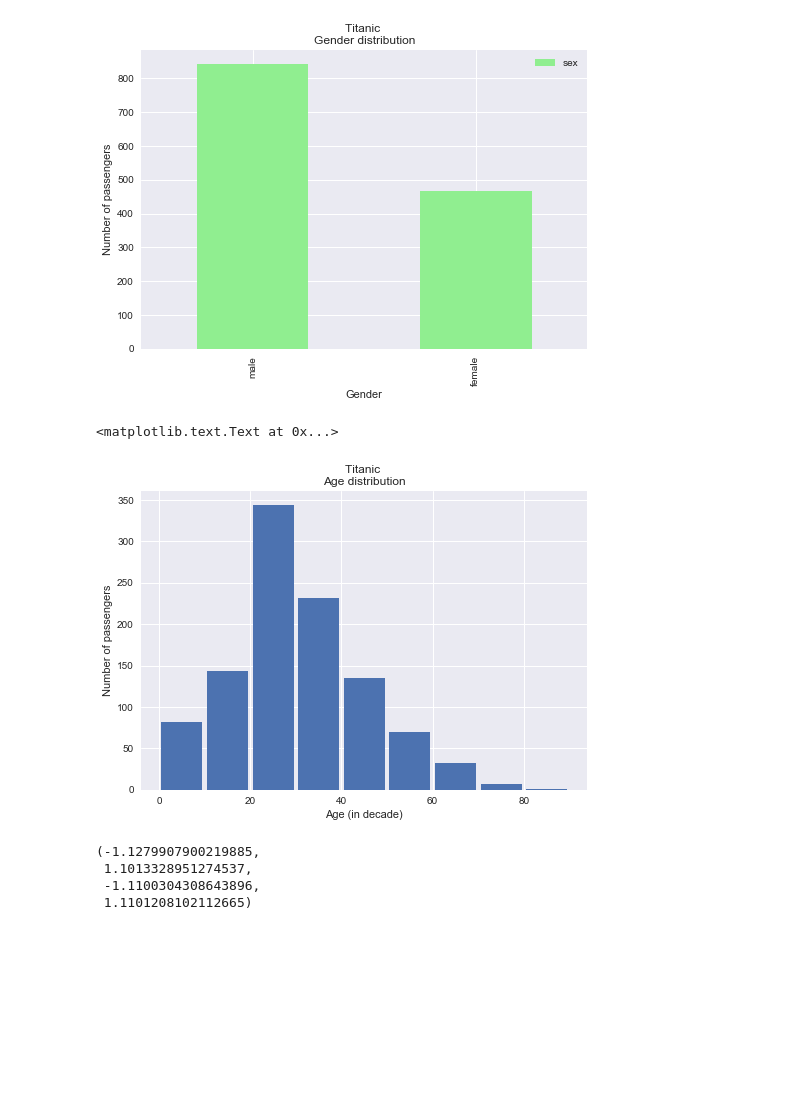
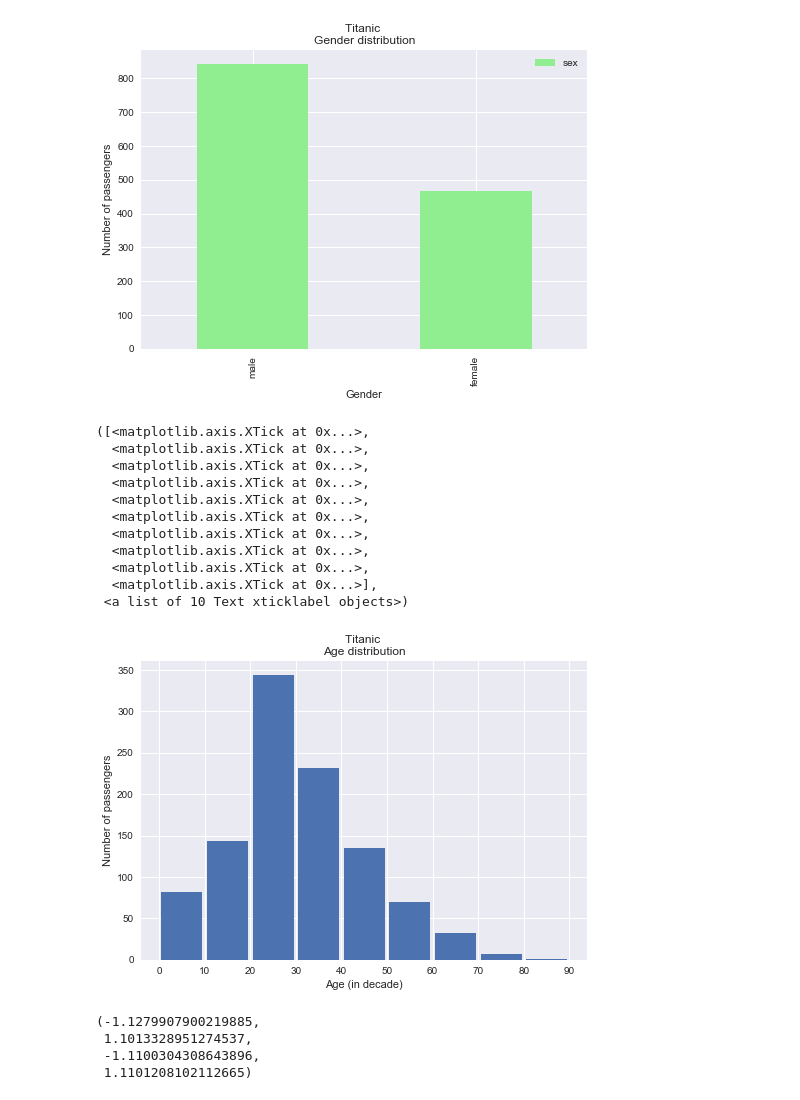
Before and after one commit to adamkozak/ADA2017-project, a Jupyter notebook: Homework/01 - Pandas and Data Wrangling/Homework 1.ipynb, the cells around one changed output. Saved outputs shown, nothing was run; the diff lists cells and outputs as text; code cells hidden in the pictures; blank space fills up the shorter version.

```diff
--- a/Homework/01 - Pandas and Data Wrangling/Homework 1.ipynb
+++ b/Homework/01 - Pandas and Data Wrangling/Homework 1.ipynb
@@ -207,12 +204,23 @@ plt.ylabel('Number of passengers')
 # %%
 titanic_data.age.hist(bins=list(range(0,100,10)), rwidth=0.9)
 
 plt.title('Titanic \nAge distribution')
 plt.xlabel('Age (in decade)')
 plt.ylabel('Number of passengers')
+plt.xticks([0,10,20,30,40,50,60,70,80,90])
 # %% [output]
-<matplotlib.text.Text at 0x...>
+([<matplotlib.axis.XTick at 0x...>,
+  <matplotlib.axis.XTick at 0x...>,
+  <matplotlib.axis.XTick at 0x...>,
+  <matplotlib.axis.XTick at 0x...>,
+  <matplotlib.axis.XTick at 0x...>,
+  <matplotlib.axis.XTick at 0x...>,
+  <matplotlib.axis.XTick at 0x...>,
+  <matplotlib.axis.XTick at 0x...>,
+  <matplotlib.axis.XTick at 0x...>,
+  <matplotlib.axis.XTick at 0x...>],
+ <a list of 10 Text xticklabel objects>)
-[figure, old version]
+[figure, new version]
 # %%
 # 3. Calculate the proportion of passengers by cabin floor.
 
```
Also changed, not shown: parts of 1 cell of this notebook.
